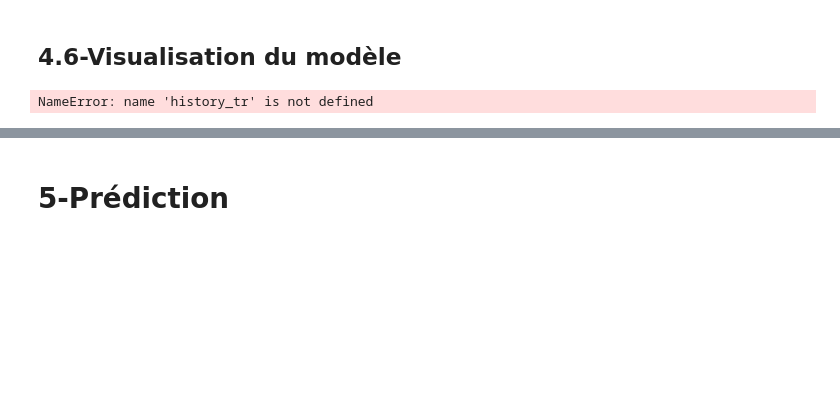
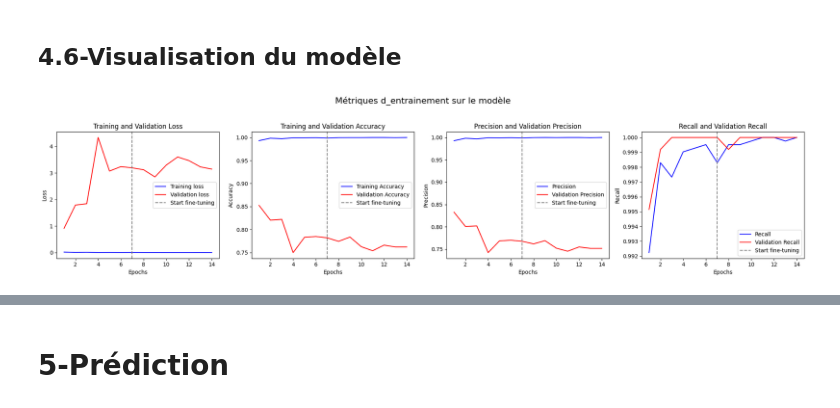
Before and after one commit to matthieugraziani/Deep-Learning, a Jupyter notebook: Notebook/DiagMind_AI_US1_v2.ipynb, the cells around one changed output, grey strips where cells are left out. Saved outputs shown, nothing was run; the diff lists cells and outputs as text; code cells hidden in the pictures; blank space fills up the shorter version.

```diff
--- a/Notebook/DiagMind_AI_US1_v2.ipynb
+++ b/Notebook/DiagMind_AI_US1_v2.ipynb
@@ -597,70 +599,68 @@ epochs = range(1, len(loss) + 1)
 fine_tune_at = len(history_tr.history["loss"]) + 1
 
 index_loss = np.argmin(val_loss)
 val_lowest = val_loss[index_loss]
 index_acc = np.argmax(val_acc)
 acc_highest = val_acc[index_acc]
 index_precision = np.argmax(val_per)
 per_highest = val_per[index_precision]
 index_recall = np.argmax(val_recall)
 recall_highest = val_recall[index_recall]
 
 Epochs = [i + 1 for i in range(len(acc))]
 loss_label = f'Best epoch = {str(index_loss + 1)}'
 acc_label = f'Best epoch = {str(index_acc + 1)}'
 per_label = f'Best epoch = {str(index_precision + 1)}'
 recall_label = f'Best epoch = {str(index_recall + 1)}'
 
 # Tracer la courbe de perte
-fig, ax = plt.figure(1, 4, figsize=(12, 12))
+fig, ax = plt.subplots(ncols=4, figsize=(20, 5))
 
 # Affichage des métriques de la perte
-ax[0].plt.subplot(1, 2, 1)
-ax[0].plt.plot(epochs, loss, 'b-', label='Training loss')
-ax[0].plt.plot(epochs, val_loss, 'r-', label='Validation loss')
-ax[0].plt.axvline(x=fine_tune_at, color='gray', linestyle='--', label='Start fine-tuning')
-ax[0].plt.title('Training and Validation Loss')
-ax[0].plt.xlabel('Epochs')
-ax[0].plt.ylabel('Loss')
-ax[0].plt.legend()
+
+ax[0].plot(epochs, loss, 'b-', label='Training loss')
+ax[0].plot(epochs, val_loss, 'r-', label='Validation loss')
+ax[0].axvline(x=fine_tune_at, color='gray', linestyle='--', label='Start fine-tuning')
+ax[0].set_title('Training and Validation Loss')
+ax[0].set_xlabel('Epochs')
+ax[0].set_ylabel('Loss')
+ax[0].legend()
 
 # Affichage des métriques de accuracy
-ax[1].plt.subplot(2, 2, 2)
-ax[1].plt.plot(epochs, acc, 'b-', label='Training Accuracy')
-ax[1].plt.plot(epochs, val_acc, 'r-', label='Validation Accuracy')
-ax[1].plt.axvline(x=fine_tune_at, color='gray', linestyle='--', label='Start fine-tuning')
-ax[1].plt.title('Training and Validation Accuracy')
-ax[1].plt.xlabel('Epochs')
-ax[1].plt.ylabel('Accuracy')
-ax[1].plt.legend()
+
+ax[1].plot(epochs, acc, 'b-', label='Training Accuracy')
+ax[1].plot(epochs, val_acc, 'r-', label='Validation Accuracy')
+ax[1].axvline(x=fine_tune_at, color='gray', linestyle='--', label='Start fine-tuning')
+ax[1].set_title('Training and Validation Accuracy')
+ax[1].set_xlabel('Epochs')
+ax[1].set_ylabel('Accuracy')
+ax[1].legend()
 
 # Affichage des métriques de précision
-ax[2].plt.subplot(2, 2, 3)
-ax[2].plt.plot(Epochs, per, 'b-', label='Precision')
-ax[2].plt.plot(Epochs, val_per, 'r-', label='Validation Precision')
-ax[2].plt.axvline(x=fine_tune_at, color='gray', linestyle='--', label='Start fine-tuning')
-ax[2].plt.title('Precision and Validation Precision')
-ax[2].plt.xlabel('Epochs')
-ax[2].plt.ylabel('Precision')
-ax[2].plt.legend()
+
+ax[2].plot(Epochs, per, 'b-', label='Precision')
+ax[2].plot(Epochs, val_per, 'r-', label='Validation Precision')
+ax[2].axvline(x=fine_tune_at, color='gray', linestyle='--', label='Start fine-tuning')
+ax[2].set_title('Precision and Validation Precision')
+ax[2].set_xlabel('Epochs')
+ax[2].set_ylabel('Precision')
+ax[2].legend()
 
 # Affichage des métriques de rappel
-ax[3].plt.subplot(2, 2, 4)
-ax[3].plt.plot(Epochs, recall, 'b-', label='Recall')
-ax[3].plt.plot(Epochs, val_recall, 'r-', label='Validation Recall')
-ax[3].plt.axvline(x=fine_tune_at, color='gray', linestyle='--', label='Start fine-tuning')
-ax[3].plt.title('Recall and Validation Recall')
-ax[3].plt.xlabel('Epochs')
-ax[3].plt.ylabel('Recall')
-ax[3].plt.legend()
+
+ax[3].plot(Epochs, recall, 'b-', label='Recall')
+ax[3].plot(Epochs, val_recall, 'r-', label='Validation Recall')
+ax[3].axvline(x=fine_tune_at, color='gray', linestyle='--', label='Start fine-tuning')
+ax[3].set_title('Recall and Validation Recall')
+ax[3].set_xlabel('Epochs')
+ax[3].set_ylabel('Recall')
+ax[3].legend()
 
 plt.suptitle('Métriques d_entrainement sur le modèle', fontsize=16)
+plt.tight_layout(rect=[0, 0.03, 1, 0.95])
 plt.show()
-
-plt.tight_layout()
-plt.show()
 # %% [output]
-NameError: name 'history_tr' is not defined
+[figure, added]
 # %%
 def test_model(model, test_datagen):
     # Charger les poids du meilleur modèle sauvegardé
```
Also changed, not shown: parts of 12 cells of this notebook.
